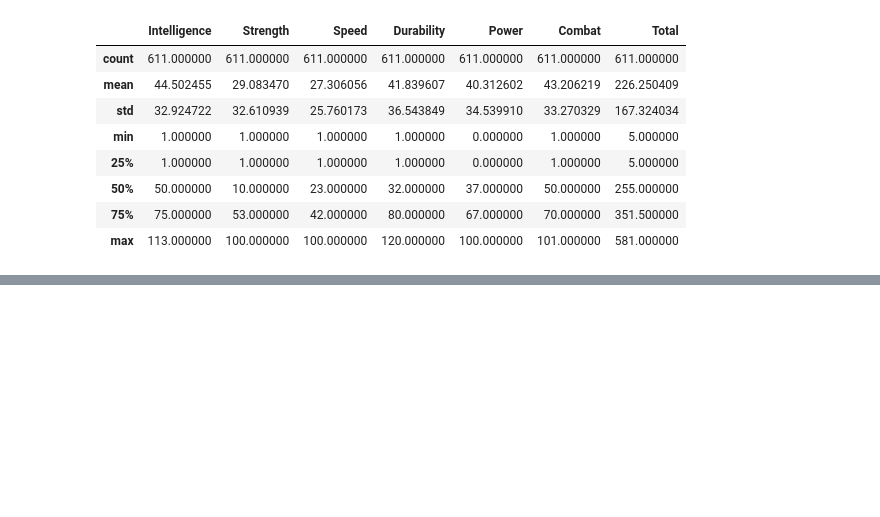
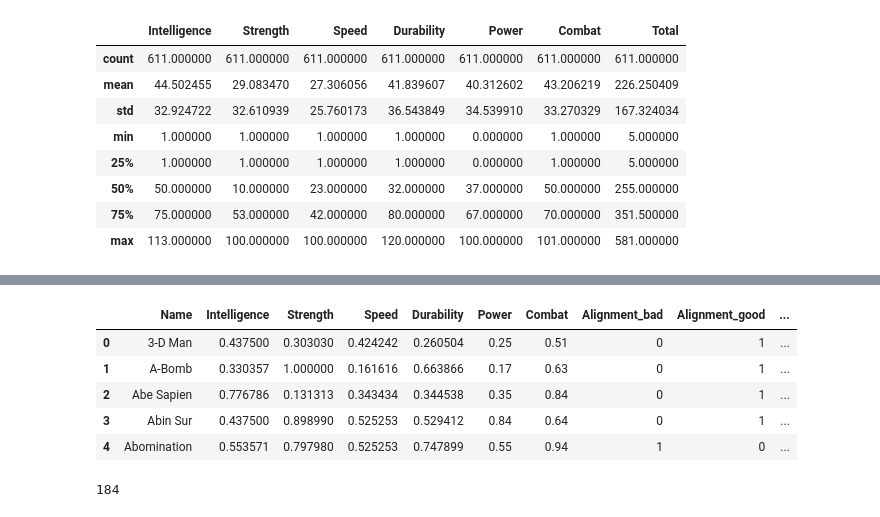
Before and after one commit to vaibhavgupta2499/ColabWorks, a Jupyter notebook: marvel_char.ipynb, the cells around one changed output, grey strips where cells are left out. Saved outputs shown, nothing was run; the diff lists cells and outputs as text; code cells hidden in the pictures; blank space fills up the shorter version.

```diff
--- a/marvel_char.ipynb
+++ b/marvel_char.ipynb
@@ -82,0 +146,13 @@ df.describe()
+# %%
+dff=pd.get_dummies(df[['Alignment']])
+ddff=pd.concat([df,dff],axis=1)
+ddff.drop('Alignment',axis='columns',inplace=True)
+# %%
+ddff.head()
+# %% [output]
+|  | Name | Intelligence | Strength | Speed | Durability | Power | Combat | Alignment_bad | Alignment_good | ... |
+| 0 | 3-D Man | 0.437500 | 0.303030 | 0.424242 | 0.260504 | 0.25 | 0.51 | 0 | 1 | ... |
+| 1 | A-Bomb | 0.330357 | 1.000000 | 0.161616 | 0.663866 | 0.17 | 0.63 | 0 | 1 | ... |
+| 2 | Abe Sapien | 0.776786 | 0.131313 | 0.343434 | 0.344538 | 0.35 | 0.84 | 0 | 1 | ... |
+| 3 | Abin Sur | 0.437500 | 0.898990 | 0.525253 | 0.529412 | 0.84 | 0.64 | 0 | 1 | ... |
+| 4 | Abomination | 0.553571 | 0.797980 | 0.525253 | 0.747899 | 0.55 | 0.94 | 1 | 0 | ... |
@@ -82,0 +174,4 @@ df.describe()
+# %%
+np.size(predictions)
+# %% [output]
+184
```
Also changed, not shown: parts of 21 cells of this notebook.
